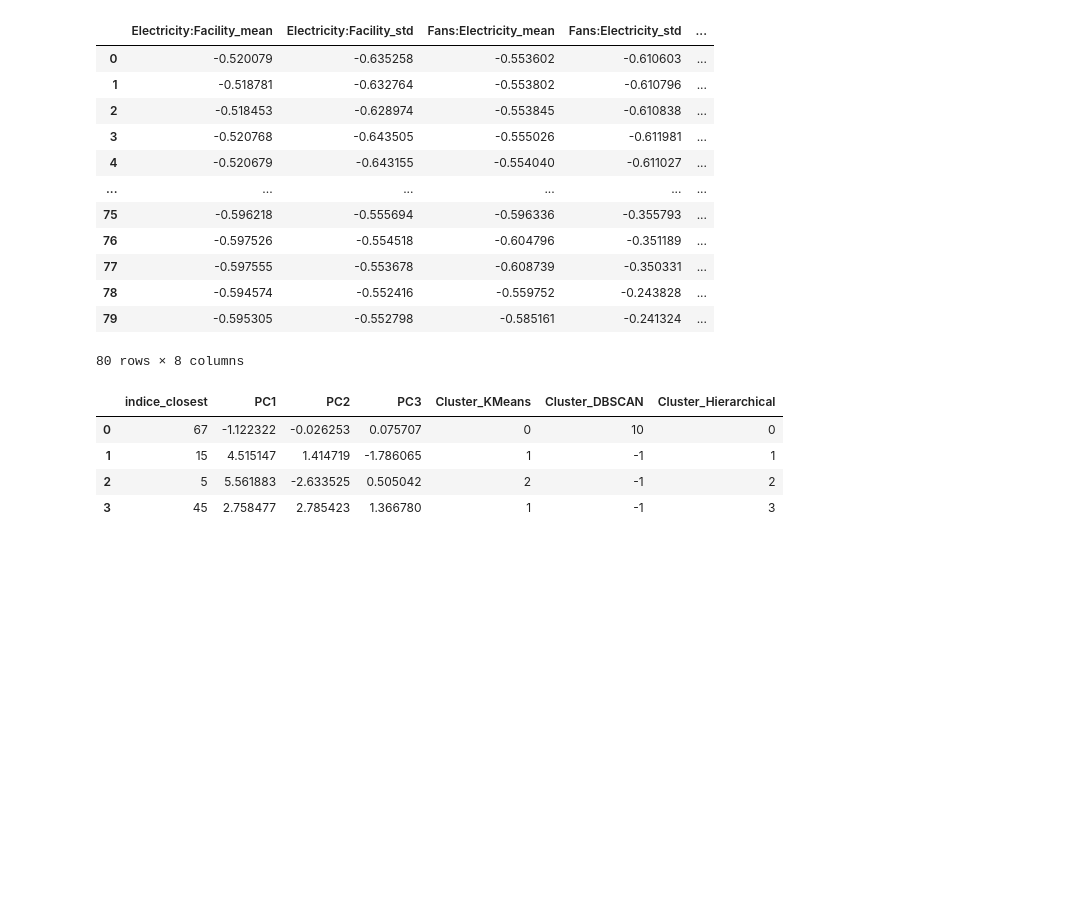
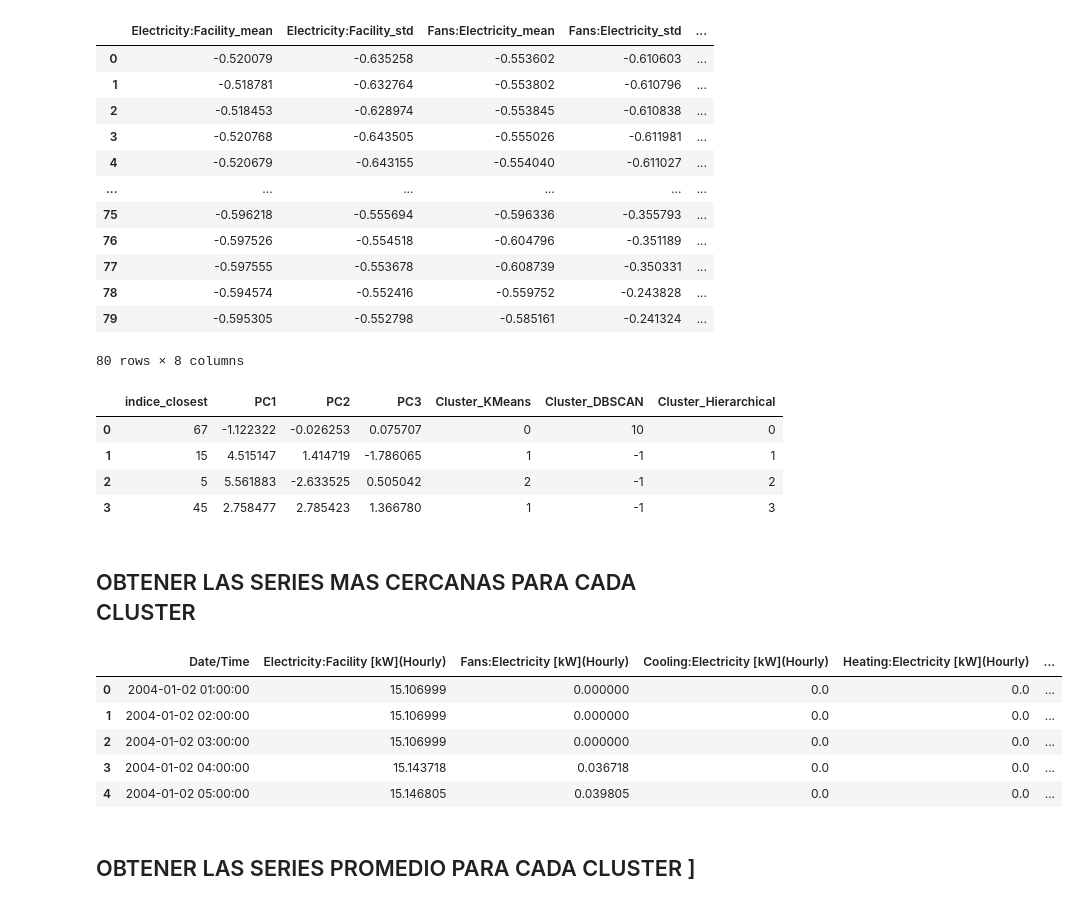
Before and after one commit to kesant/energy_consumption, a Jupyter notebook: notebooks/analsis_clusters.ipynb, the cells around one changed output. Drawn from its saved outputs; the diff is of its cells as text; code cells hidden in the pictures; blank space fills up the shorter version.

Commit message:
se guardaron las series mas cercanas a los centroides y los promedios de las series

```diff
--- a/notebooks/analsis_clusters.ipynb
+++ b/notebooks/analsis_clusters.ipynb
@@ -123,4 +123,6 @@ closest_points_data
 | 1 | 15 | 4.515147 | 1.414719 | -1.786065 | 1 | -1 | 1 |
 | 2 | 5 | 5.561883 | -2.633525 | 0.505042 | 2 | -1 | 2 |
 | 3 | 45 | 2.758477 | 2.785423 | 1.366780 | 1 | -1 | 3 |
+# %% [markdown]
+## OBTENER LAS SERIES MAS CERCANAS PARA CADA CLUSTER
 # %%
@@ -129,3 +131,12 @@ indices_clusters=closest_points_data.indice_closest.unique().tolist()
 closest_series=[]
 for indice in indices_clusters:
     closest_series.append(dfs[indice])
+# %%
+closest_series[0].head()
+# %% [output]
+|  | Date/Time | Electricity:Facility [kW](Hourly) | Fans:Electricity [kW](Hourly) | Cooling:Electricity [kW](Hourly) | Heating:Electricity [kW](Hourly) | ... |
+| 0 | 2004-01-02 01:00:00 | 15.106999 | 0.000000 | 0.0 | 0.0 | ... |
+| 1 | 2004-01-02 02:00:00 | 15.106999 | 0.000000 | 0.0 | 0.0 | ... |
+| 2 | 2004-01-02 03:00:00 | 15.106999 | 0.000000 | 0.0 | 0.0 | ... |
+| 3 | 2004-01-02 04:00:00 | 15.143718 | 0.036718 | 0.0 | 0.0 | ... |
+| 4 | 2004-01-02 05:00:00 | 15.146805 | 0.039805 | 0.0 | 0.0 | ... |
@@ -132,3 +148,5 @@ for indice in indices_clusters:
+# %% [markdown]
+## OBTENER LAS SERIES PROMEDIO PARA CADA CLUSTER ]
 # %%
 # Agrupar dataframes por cluster
 clusters = data_clustered['Cluster_Hierarchical'].unique()
```
Also changed, not shown: parts of 7 cells of this notebook, 8 other files.
